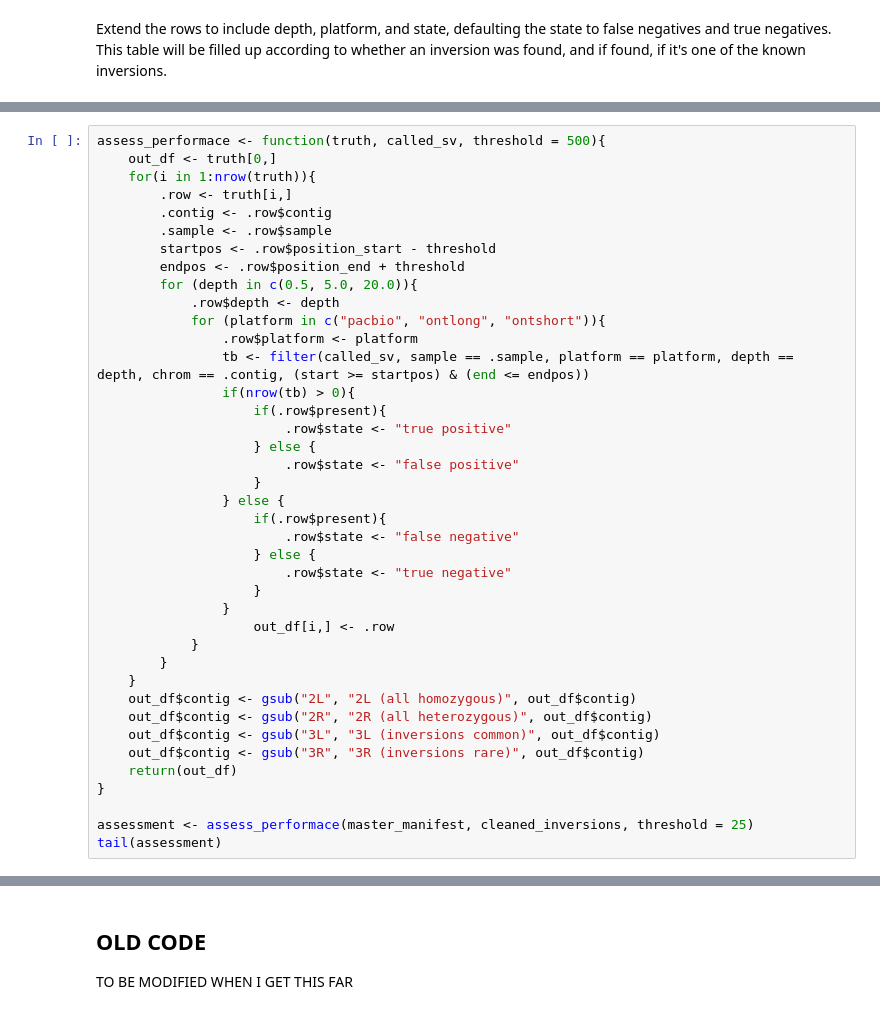
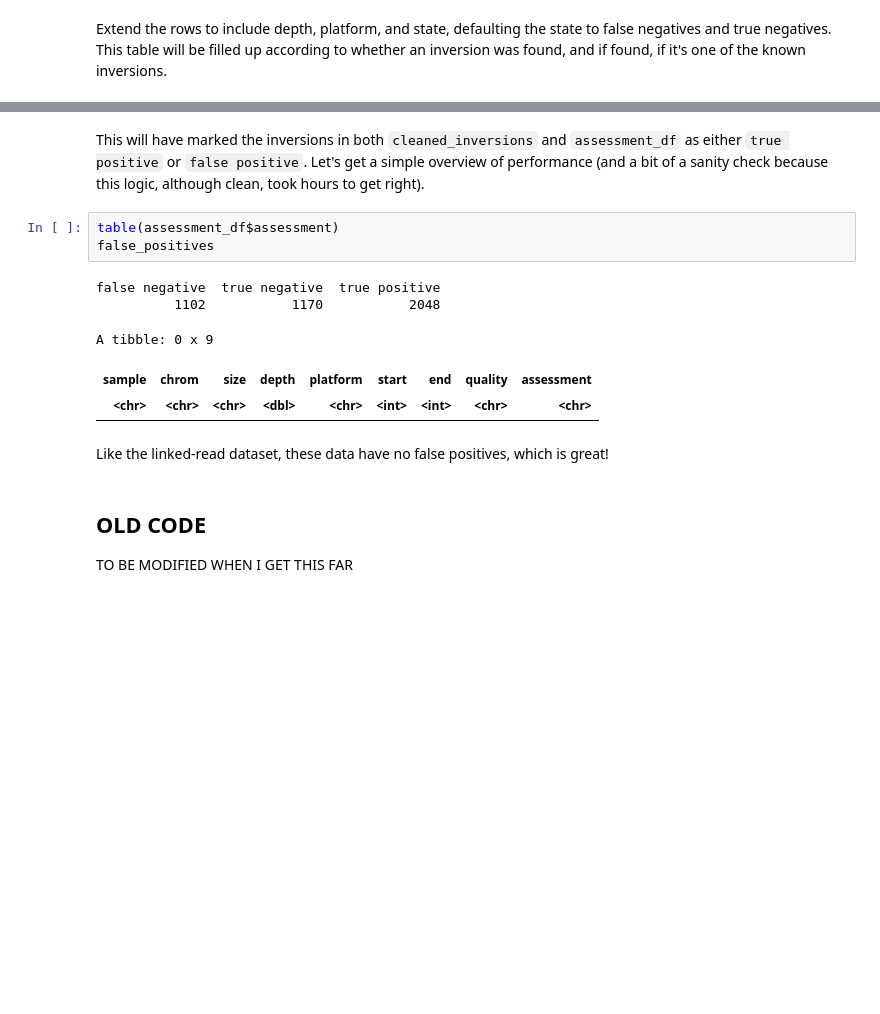
Before and after one commit to pdimens/haplotagging_simulations, a Jupyter notebook: longread_workflow/assess_longread_inversions.ipynb, the cells around one changed output, grey strips where cells are left out. Drawn from its saved outputs; the diff is of its cells as text; blank space fills up the shorter version.

Commit message:
finally get the logic right

```diff
--- a/longread_workflow/assess_longread_inversions.ipynb
+++ b/longread_workflow/assess_longread_inversions.ipynb
@@ -268,40 +225,0 @@ A data.frame: 20 x 11
-# %%
-assess_performace <- function(truth, called_sv, threshold = 500){
-    out_df <- truth[0,]
-    for(i in 1:nrow(truth)){
-        .row <- truth[i,]
-        .contig <- .row$contig
-        .sample <- .row$sample
-        startpos <- .row$position_start - threshold
-        endpos <- .row$position_end + threshold
-        for (depth in c(0.5, 5.0, 20.0)){
-            .row$depth <- depth
-            for (platform in c("pacbio", "ontlong", "ontshort")){
-                .row$platform <- platform
-                tb <- filter(called_sv, sample == .sample, platform == platform, depth == depth, chrom == .contig, (start >= startpos) & (end <= endpos))
-                if(nrow(tb) > 0){
-                    if(.row$present){
-                        .row$state <- "true positive"
-                    } else {
-                        .row$state <- "false positive"
-                    }
-                } else {
-                    if(.row$present){
-                        .row$state <- "false negative"
-                    } else {
-                        .row$state <- "true negative"
-                    }
-                }
-                    out_df[i,] <- .row
-            }
-        }
-    }
-    out_df$contig <- gsub("2L", "2L (all homozygous)", out_df$contig)
-    out_df$contig <- gsub("2R", "2R (all heterozygous)", out_df$contig)
-    out_df$contig <- gsub("3L", "3L (inversions common)", out_df$contig)
-    out_df$contig <- gsub("3R", "3R (inversions rare)", out_df$contig)
-    return(out_df)
-}
-
-assessment <- assess_performace(master_manifest, cleaned_inversions, threshold = 25)
-tail(assessment)
@@ -324,3 +226,16 @@ A data.frame: 0 x 10
+# %% [markdown]
+This will have marked the inversions in both `cleaned_inversions` and `assessment_df` as either `true positive` or `false positive`. Let's get a simple overview of performance (and a bit of a sanity check because this logic, although clean, took hours to get right).
+# %%
+table(assessment_df$assessment)
+false_positives
+# %% [output]
+false negative  true negative  true positive
+          1102           1170           2048
+A tibble: 0 x 9
+| sample | chrom | size | depth | platform | start | end | quality | assessment |
+| <chr> | <chr> | <chr> | <dbl> | <chr> | <int> | <int> | <chr> | <chr> |
+# %% [markdown]
+Like the linked-read dataset, these data have no false positives, which is great!
 # %% [markdown]
 ## OLD CODE
 TO BE MODIFIED WHEN I GET THIS FAR
```
Also changed, not shown: parts of 14 cells of this notebook.
